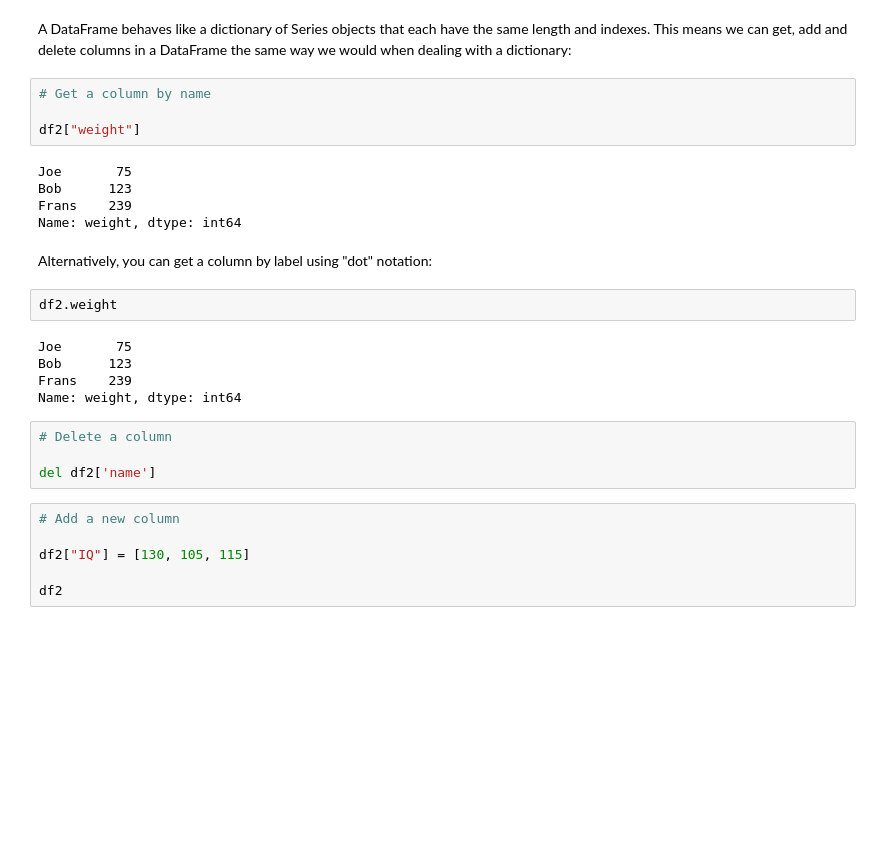
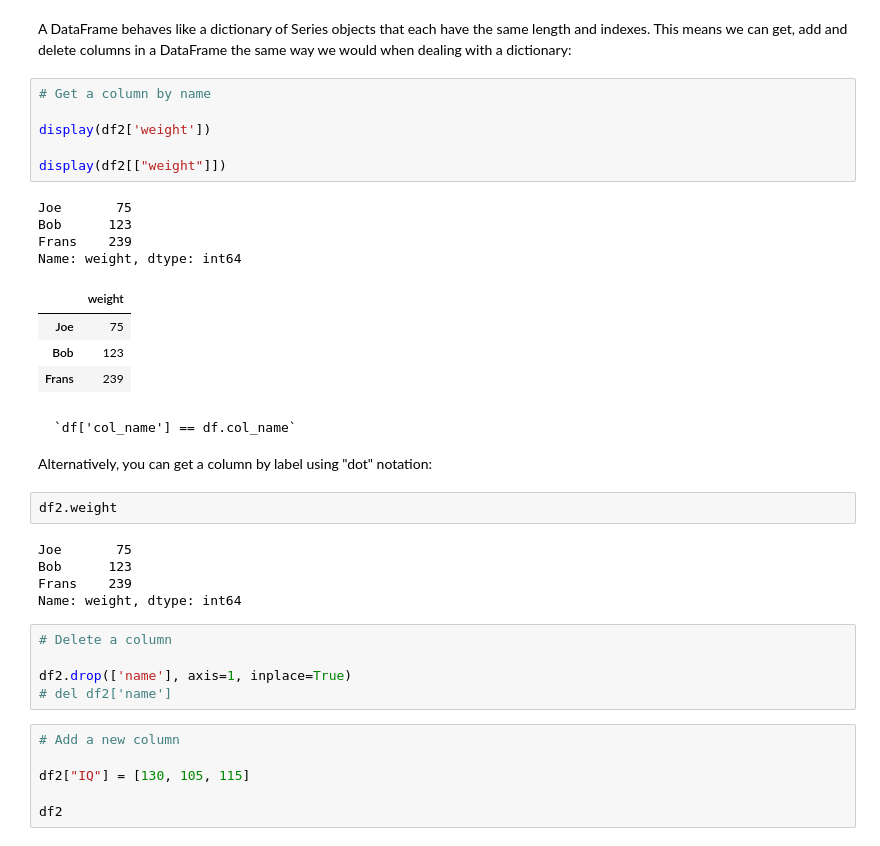
Before and after one commit to kevin7lou/Data-Science-Learning-Notes, a Jupyter notebook: doc/Python-for-Data-Analysis/S2D09-pandas-dataframes.ipynb, the cells around one changed output. Cells and saved outputs as stored; diff of their text form; blank space fills up the shorter version.

````diff
--- a/doc/Python-for-Data-Analysis/S2D09-pandas-dataframes.ipynb
+++ b/doc/Python-for-Data-Analysis/S2D09-pandas-dataframes.ipynb
@@ -152,13 +157,22 @@ A DataFrame behaves like a dictionary of Series objects that each have the same
 # %%
 # Get a column by name
 
-df2["weight"]
+display(df2['weight'])
+
+display(df2[["weight"]])
 # %% [output]
 Joe       75
 Bob      123
 Frans    239
 Name: weight, dtype: int64
+|  | weight |
+| Joe | 75 |
+| Bob | 123 |
+| Frans | 239 |
 # %% [markdown]
+```{note}
+`df['col_name'] == df.col_name`
+```
 Alternatively, you can get a column by label using "dot" notation:
 # %%
 df2.weight
@@ -170,7 +184,8 @@ Name: weight, dtype: int64
 # %%
 # Delete a column
 
-del df2['name']
+df2.drop(['name'], axis=1, inplace=True)
+# del df2['name']
 # %%
 # Add a new column
 
````
Also changed, not shown: parts of 16 cells of this notebook, 6 other files.
